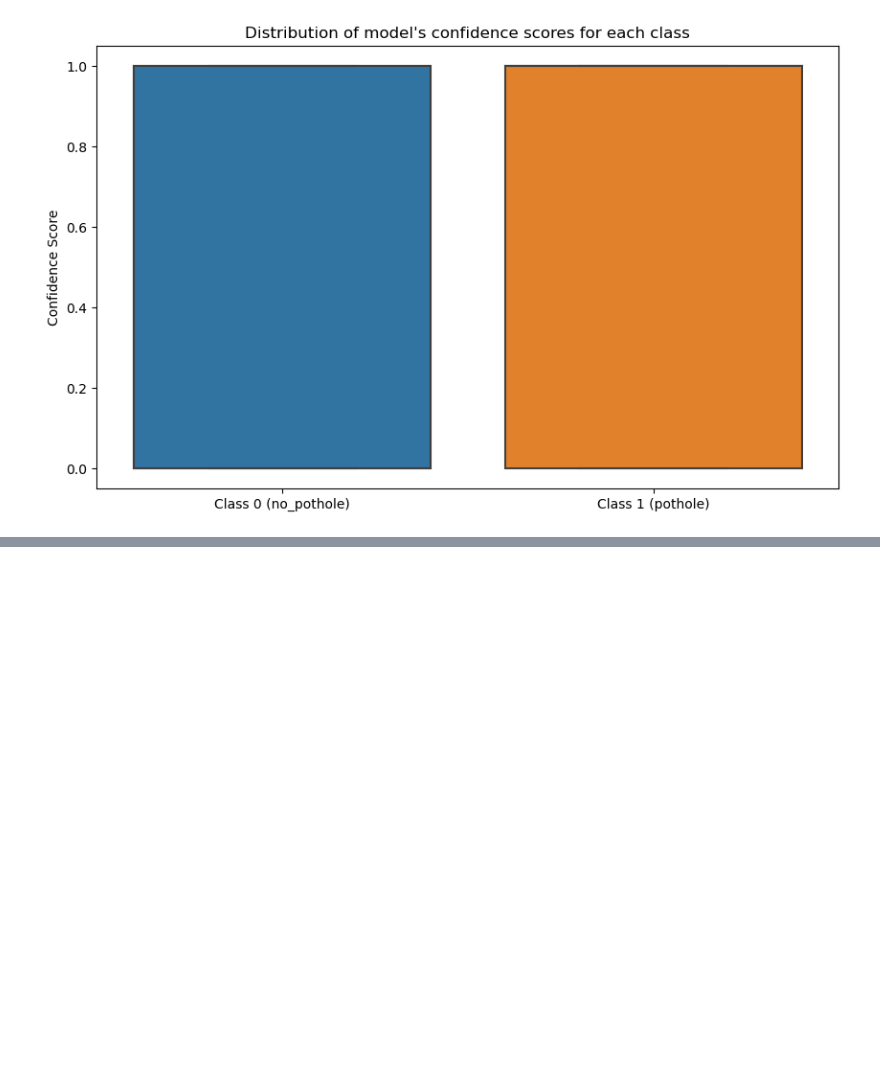
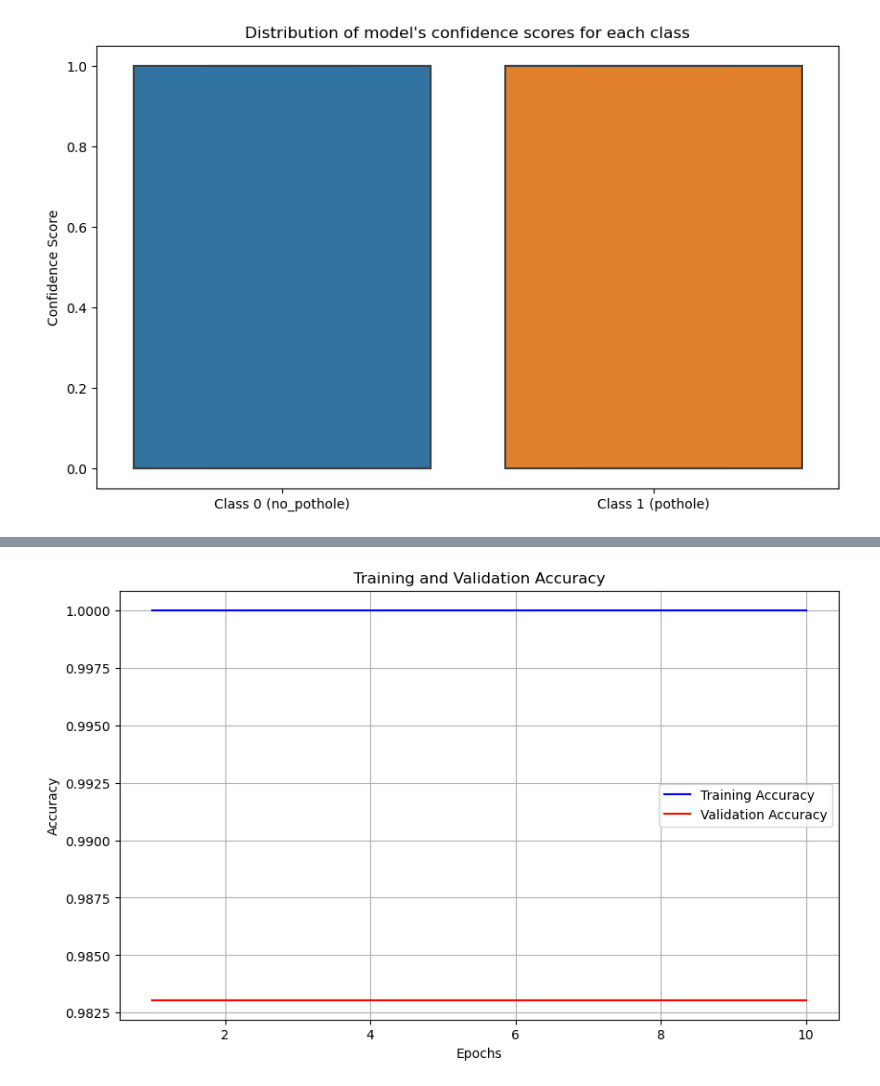
Before and after one commit to nilupulmadhawa/DL-Y4S1-group-project, a Jupyter notebook: mobilenet/mobilenet.ipynb, the cells around one changed output, grey strips where cells are left out. Saved outputs shown, nothing was run; the diff lists cells and outputs as text; code cells hidden in the pictures; blank space fills up the shorter version.

```diff
--- a/mobilenet/mobilenet.ipynb
+++ b/mobilenet/mobilenet.ipynb
@@ -38,7 +38,8 @@ def load_data(data_dir):
     return np.array(data), np.array(labels)
 
 X, y = load_data(DATA_DIR)
-X = X / 255.0
+X = X / 255
+
 
 X_train, X_test, y_train, y_test = train_test_split(X, y, test_size=0.2, random_state=42)
 
@@ -133,0 +195,28 @@ plt.show()
+# %%
+import matplotlib.pyplot as plt
+from tensorflow.keras.callbacks import History
+
+# Create an instance of the History class to capture training history
+history = History()
+
+# Train your model and provide the history object to capture the training history
+model.fit(X_train, y_train, validation_data=(X_test, y_test), epochs=10, batch_size=32, callbacks=[history])
+
+# Access training and validation accuracy
+training_accuracy = history.history['accuracy']
+validation_accuracy = history.history['val_accuracy']
+
+# Access the number of epochs
+epochs = range(1, len(training_accuracy) + 1)
+
+# Create a plot to show accuracy
+plt.figure(figsize=(10, 6))
+plt.plot(epochs, training_accuracy, 'b', label='Training Accuracy')
+plt.plot(epochs, validation_accuracy, 'r', label='Validation Accuracy')
+plt.title('Training and Validation Accuracy')
+plt.xlabel('Epochs')
+plt.ylabel('Accuracy')
+plt.legend()
+plt.grid(True)
+plt.show()
+# %% [output]
@@ -133,0 +243 @@ plt.show()
+[figure, added]
```
Also changed, not shown: parts of 6 cells of this notebook.
